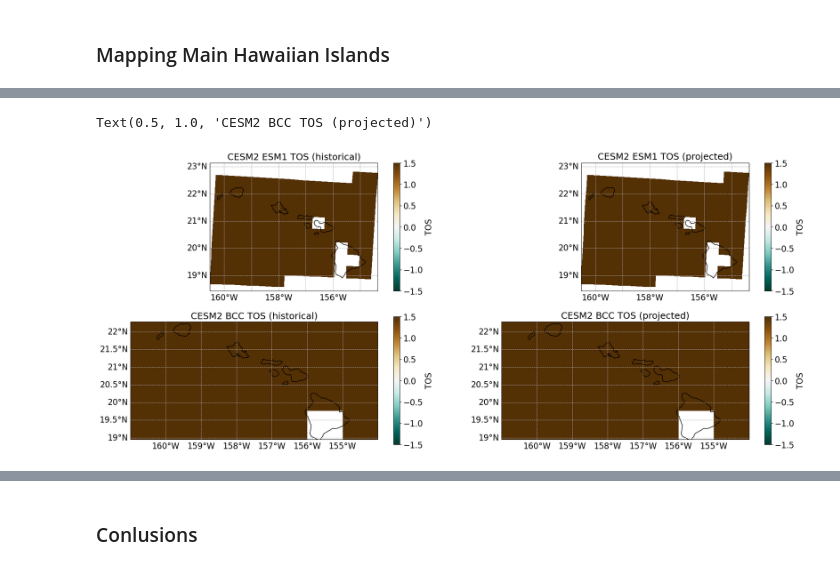
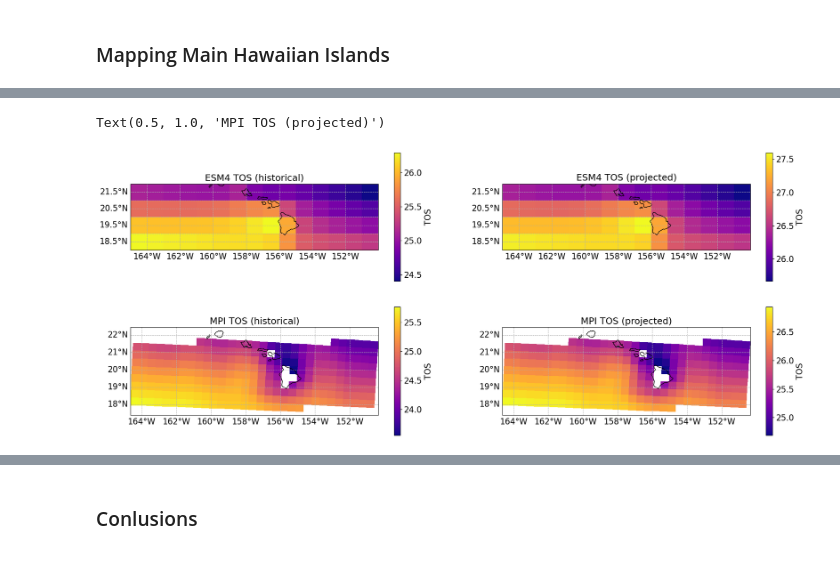
Before and after one commit to tommats00/EDS296_project, a Jupyter notebook: hawaii_analysis.ipynb, the cells around one changed output, grey strips where cells are left out. Saved outputs shown, nothing was run; the diff lists cells and outputs as text; code cells hidden in the pictures.

```diff
--- a/hawaii_analysis.ipynb
+++ b/hawaii_analysis.ipynb
@@ -310,26 +348,22 @@ tos_esm1_mm_proj_mask = (tos_esm1_mm.time.dt.year >= 2015) & (tos_esm1_mm.time.d
 # %%
 
 # Get data for an earlier period
-esm1_hist_mm = tos_esm1_mm.sel(time=tos_esm1_mm_hist_mask)
-BCC_hist_mm = tos_BCC_mm.sel(time=tos_BCC_mm_hist_mask)
+ESM4_hist_mm = tos_ESM4_mm.sel(time=tos_ESM4_mm_hist_mask)
+MPI_hist_mm = tos_MPI_mm.sel(time=tos_MPI_mm_hist_mask)
 
 # Get data for a later period
-esm1_proj_mm = tos_esm1_mm.sel(time=tos_esm1_mm_proj_mask)
+ESM4_proj_mm = tos_ESM4_mm.sel(time=tos_ESM4_mm_proj_mask)
 # Get data for a later period (corrected)
-BCC_proj_mm = tos_BCC_mm.sel(time=tos_BCC_mm_proj_mask)
+MPI_proj_mm = tos_MPI_mm.sel(time=tos_MPI_mm_proj_mask)
 # %%
 # Calculate the ensemble means
-esm1_hist_mm_mean = esm1_hist_mm.mean(dim="time")
-esm1_hist_mm_mean = esm1_hist_mm_mean.mean(dim="member")
+ESM4_hist_mm_mean = ESM4_hist_mm.mean(dim="time")
 
-esm1_proj_mm_mean = esm1_proj_mm.mean(dim="time")
-esm1_proj_mm_mean = esm1_proj_mm_mean.mean(dim="member")
+ESM4_proj_mm_mean = ESM4_proj_mm.mean(dim="time")
 
-BCC_hist_mm_mean = BCC_hist_mm.mean(dim="time")
-BCC_hist_mm_mean = BCC_hist_mm_mean.mean(dim="member")
+MPI_hist_mm_mean = MPI_hist_mm.mean(dim="time")
 
-BCC_proj_mm_mean = BCC_proj_mm.mean(dim="time")
-BCC_proj_mm_mean = BCC_proj_mm_mean.mean(dim="member")
+MPI_proj_mm_mean = MPI_proj_mm.mean(dim="time")
 # %%
 # historical and projected trends of the two models
 map = ccrs.PlateCarree()
@@ -338,10 +372,10 @@ map = ccrs.PlateCarree()
 fig, axes = plt.subplots(ncols=2, nrows=2, figsize=(24, 10), subplot_kw={"projection": map})
 
 # Subplot 1: ESM1 historical
-plot1 = axes[0,0].pcolormesh(esm1_hist_mm_mean.longitude,
-                           esm1_hist_mm_mean.latitude,
-                           esm1_hist_mm_mean.tos,
-                           transform=map, cmap="BrBG_r", vmin=-1.5, vmax=1.5)
+plot1 = axes[0,0].pcolormesh(ESM4_hist_mm_mean.lon,
+                           ESM4_hist_mm_mean.lat,
+                           ESM4_hist_mm_mean.tos,
+                           transform=map, cmap="plasma")
 
 # Add coastlines, state borders, and gridlines
 axes[0,0].add_feature(cfeature.COASTLINE)
@@ -357,13 +391,13 @@ cbar1 = plt.colorbar(plot1, ax=axes[0,0], orientation='vertical', pad=0.05)
 cbar1.set_label("TOS", fontsize=16)
 cbar1.ax.tick_params(labelsize=16)
 
-axes[0,0].set_title("CESM2 ESM1 TOS (historical)", fontsize=18)
+axes[0,0].set_title("ESM4 TOS (historical)", fontsize=18)
 
 # Subplot 2: ESM1 projected
-plot2 = axes[0,1].pcolormesh(esm1_proj_mm_mean.longitude,
-                           esm1_proj_mm_mean.latitude,
-                           esm1_proj_mm_mean.tos,
-                           transform=map, cmap="BrBG_r", vmin=-1.5, vmax=1.5)
+plot2 = axes[0,1].pcolormesh(ESM4_proj_mm_mean.lon,
+                           ESM4_proj_mm_mean.lat,
+                           ESM4_proj_mm_mean.tos,
+                           transform=map, cmap="plasma")
 
 # Add coastlines, state borders, and gridlines
 axes[0,1].add_feature(cfeature.COASTLINE)
@@ -379,53 +413,53 @@ cbar1 = plt.colorbar(plot2, ax=axes[0,1], orientation='vertical', pad=0.05)
 cbar1.set_label("TOS", fontsize=16)
 cbar1.ax.tick_params(labelsize=16)
 
-axes[0,1].set_title("CESM2 ESM1 TOS (projected)", fontsize=18)
+axes[0,1].set_title("ESM4 TOS (projected)", fontsize=18)
 
-# Subplot 3: BCC Historical
-plot3 = axes[1,0].pcolormesh(BCC_hist_mm_mean.longitude,
-                           BCC_hist_mm_mean.latitude,
-                           BCC_hist_mm_mean.tos,
-                           transform=map, cmap="BrBG_r", vmin=-1.5, vmax=1.5)
+# Subplot 3: MPI Historical
+plot3 = axes[1,0].pcolormesh(MPI_hist_mm_mean.longitude,
+                           MPI_hist_mm_mean.latitude,
+                           MPI_hist_mm_mean.tos,
+                           transform=map, cmap="plasma")
 
 # Add coastlines, state borders, and gridlines
 axes[1,0].add_feature(cfeature.COASTLINE)
 axes[1,0].add_feature(cfeature.STATES, linestyle=":")
 gl1 = axes[1,0].gridlines(draw_labels=True, linestyle="--")
 gl1.top_labels = False
 gl1.right_labels = False
 gl1.xlabel_style = {'size': 16}
 gl1.ylabel_style = {'size': 16}
 
 # Add colorbar
 cbar1 = plt.colorbar(plot3, ax=axes[1,0], orientation='vertical', pad=0.05)
 cbar1.set_label("TOS", fontsize=16)
 cbar1.ax.tick_params(labelsize=16)
 
-axes[1,0].set_title("CESM2 BCC TOS (historical)", fontsize=18)
+axes[1,0].set_title("MPI TOS (historical)", fontsize=18)
 
-# Subplot 2: BCC
-plot4 = axes[1,1].pcolormesh(BCC_proj_mm_mean.longitude,
-                           BCC_proj_mm_mean.latitude,
-                           BCC_proj_mm_mean.tos,
-                           transform=map, cmap="BrBG_r", vmin=-1.5, vmax=1.5)
+# Subplot 2: MPI
+plot4 = axes[1,1].pcolormesh(MPI_proj_mm_mean.longitude,
+                           MPI_proj_mm_mean.latitude,
+                           MPI_proj_mm_mean.tos,
+                           transform=map, cmap="plasma")
 
 # Add coastlines, state borders, and gridlines
 axes[1,1].add_feature(cfeature.COASTLINE)
 axes[1,1].add_feature(cfeature.STATES, linestyle=":")
 gl1 = axes[1,1].gridlines(draw_labels=True, linestyle="--")
 gl1.top_labels = False
 gl1.right_labels = False
 gl1.xlabel_style = {'size': 16}
 gl1.ylabel_style = {'size': 16}
 
 # Add colorbar
 cbar1 = plt.colorbar(plot4, ax=axes[1,1], orientation='vertical', pad=0.05)
 cbar1.set_label("TOS", fontsize=16)
 cbar1.ax.tick_params(labelsize=16)
 
-axes[1,1].set_title("CESM2 BCC TOS (projected)", fontsize=18)
+axes[1,1].set_title("MPI TOS (projected)", fontsize=18)
 # %% [output]
-Text(0.5, 1.0, 'CESM2 BCC TOS (projected)')
+Text(0.5, 1.0, 'MPI TOS (projected)')
-[figure, old version]
+[figure, new version]
 # %%
 # Calculate the differences
```
Also changed, not shown: parts of 24 cells of this notebook.
